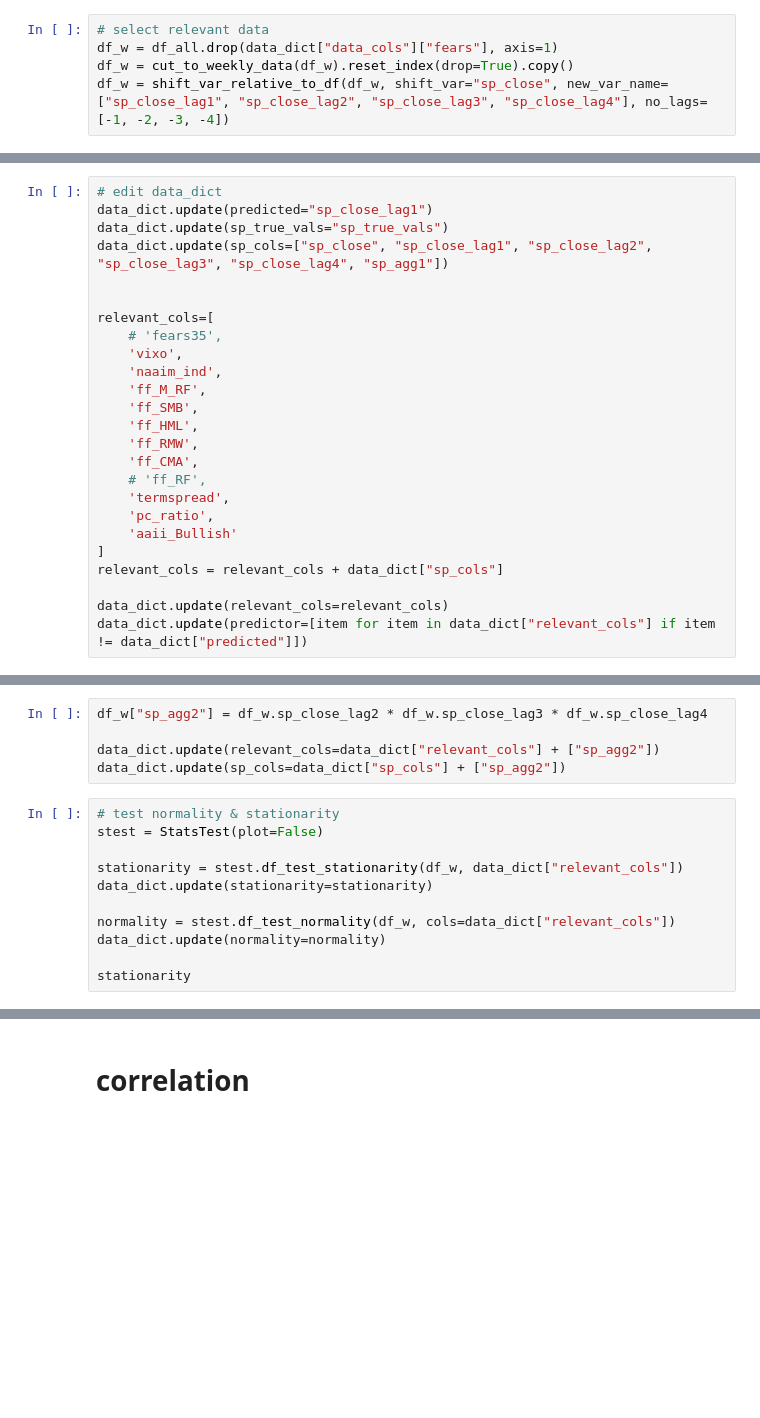
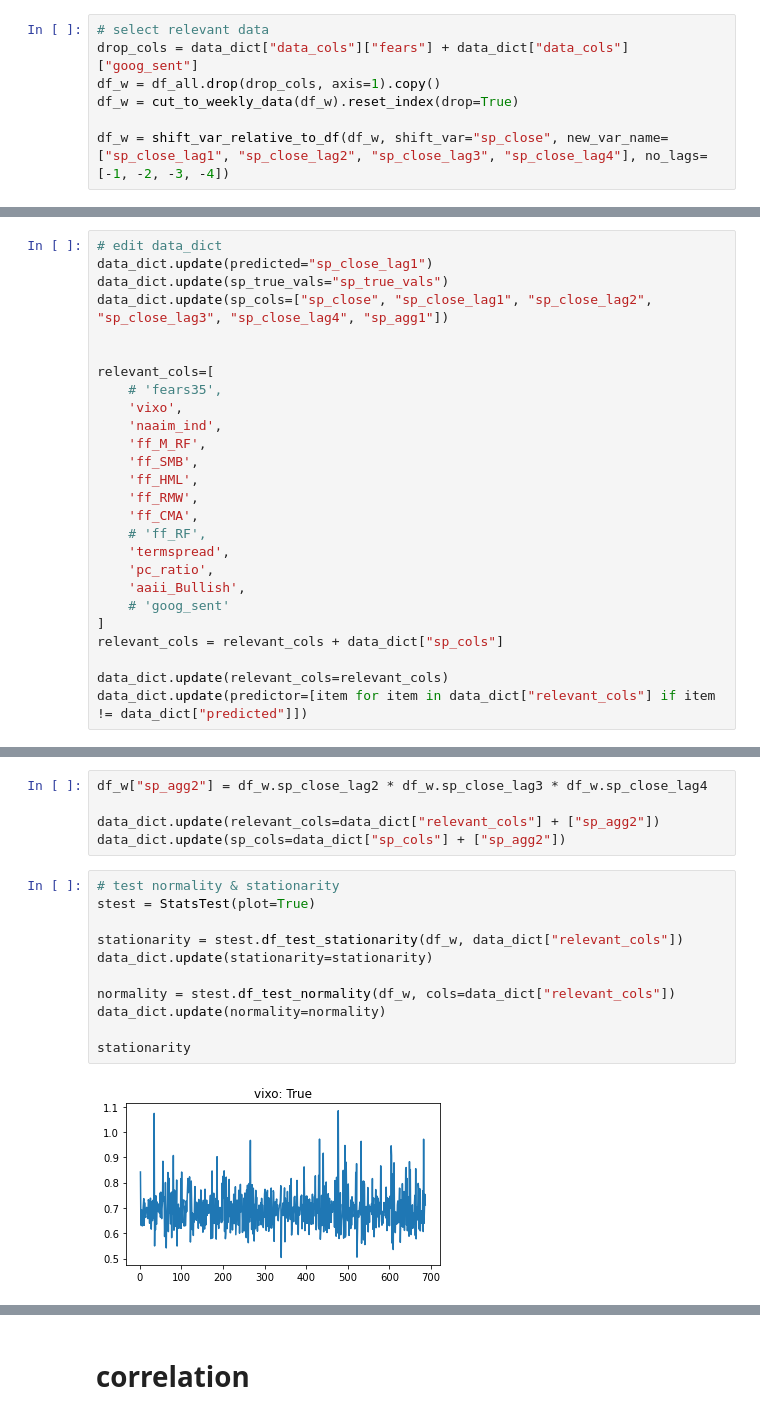
Before and after one commit to lukasgrahl/bachelor, a Jupyter notebook: notebooks/work_data.ipynb, the cells around one changed output, grey strips where cells are left out. Drawn from its saved outputs; the diff is of its cells as text; blank space fills up the shorter version.

```diff
--- a/notebooks/work_data.ipynb
+++ b/notebooks/work_data.ipynb
@@ -44,7 +37,9 @@ Unknown columns found
 # %%
 # select relevant data
-df_w = df_all.drop(data_dict["data_cols"]["fears"], axis=1)
-df_w = cut_to_weekly_data(df_w).reset_index(drop=True).copy()
+drop_cols = data_dict["data_cols"]["fears"] + data_dict["data_cols"]["goog_sent"]
+df_w = df_all.drop(drop_cols, axis=1).copy()
+df_w = cut_to_weekly_data(df_w).reset_index(drop=True)
+
 df_w = shift_var_relative_to_df(df_w, shift_var="sp_close", new_var_name=["sp_close_lag1", "sp_close_lag2", "sp_close_lag3", "sp_close_lag4"], no_lags=[-1, -2, -3, -4])
 # %%
 df_w["sp_agg1"] = df_w.sp_close_lag2 + df_w.sp_close_lag3 + df_w.sp_close_lag4
@@ -68,7 +63,8 @@ relevant_cols=[
     # 'ff_RF',
     'termspread',
     'pc_ratio',
-    'aaii_Bullish'
+    'aaii_Bullish',
+    # 'goog_sent'
 ]
 relevant_cols = relevant_cols + data_dict["sp_cols"]
 
@@ -90,13 +86,14 @@ data_dict.update(relevant_cols=data_dict["relevant_cols"] + ["sp_agg2"])
 data_dict.update(sp_cols=data_dict["sp_cols"] + ["sp_agg2"])
 # %%
 # test normality & stationarity
-stest = StatsTest(plot=False)
+stest = StatsTest(plot=True)
 
 stationarity = stest.df_test_stationarity(df_w, data_dict["relevant_cols"])
 data_dict.update(stationarity=stationarity)
 
 normality = stest.df_test_normality(df_w, cols=data_dict["relevant_cols"])
 data_dict.update(normality=normality)
 
 stationarity
 # %% [output]
+[figure, added]
```
Also changed, not shown: parts of 15 cells of this notebook, 2 other files.
